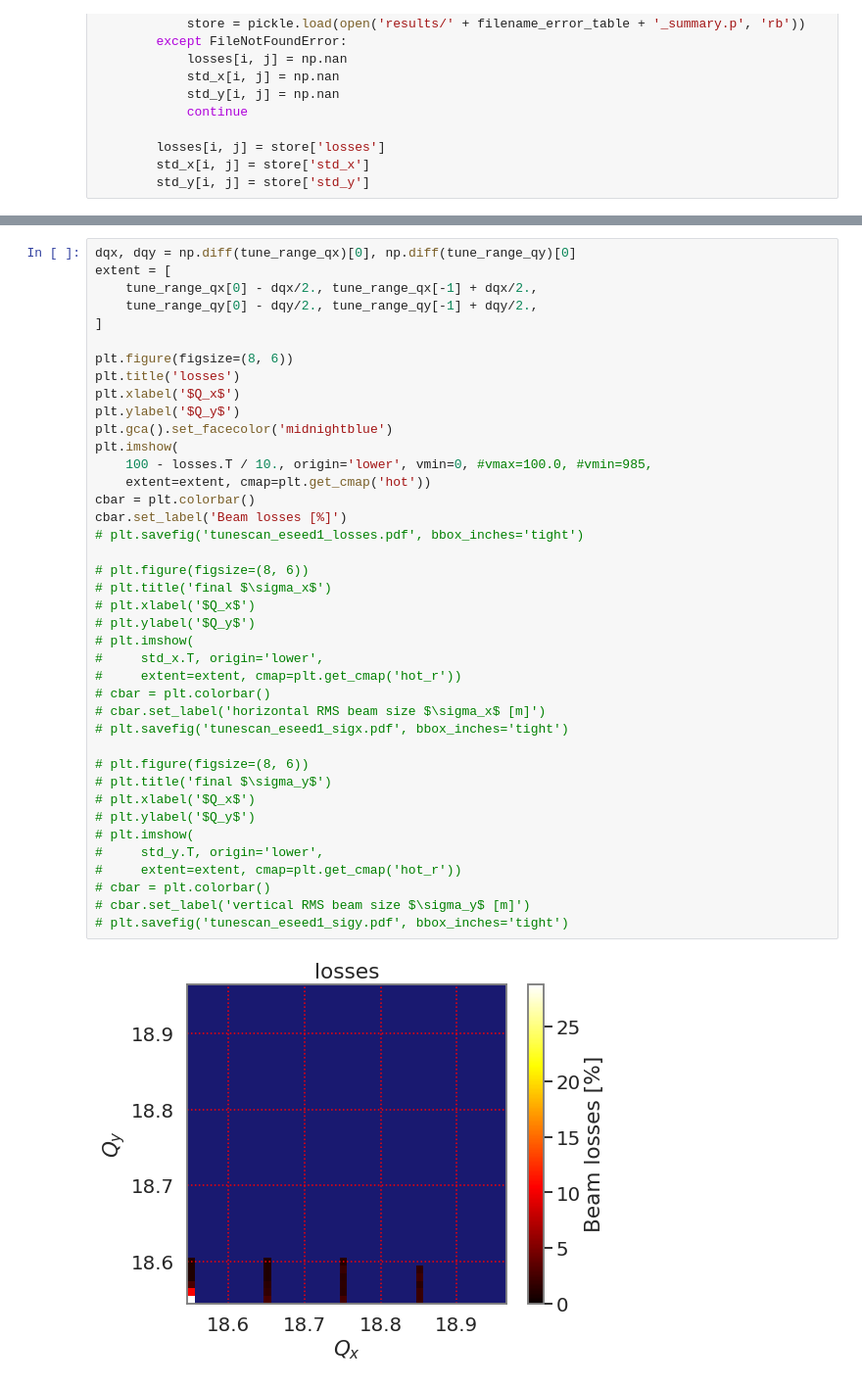
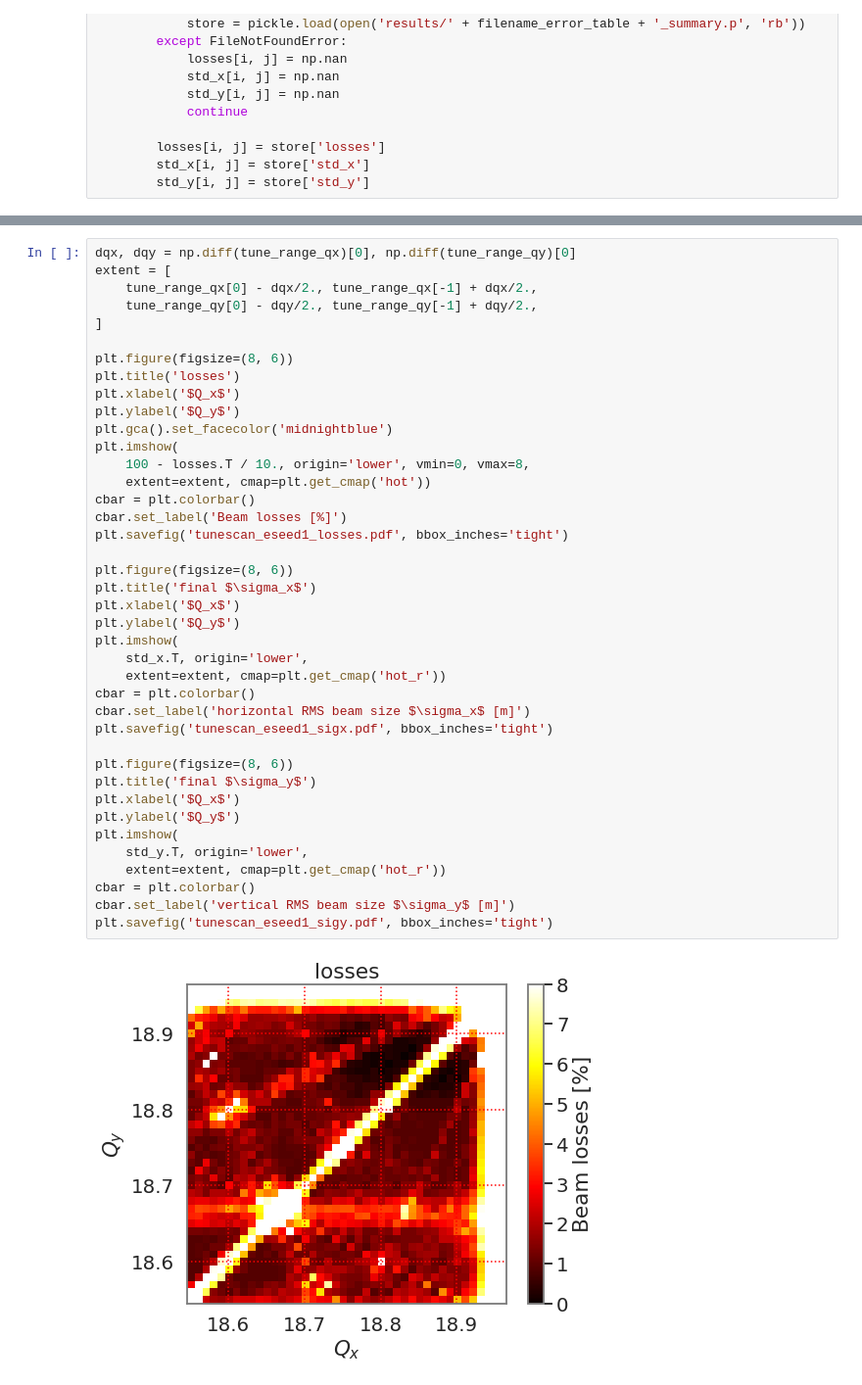
Before and after one commit to aoeftiger/sixtracklib_pyht_playground, a Jupyter notebook: sis100/2019-10-28--fullmodel-noSc-tunescan/evaluation.ipynb, the cells around one changed output, grey strips where cells are left out. Shown at 98% size. Cells and saved outputs as stored; diff of their text form.

```diff
--- a/sis100/2019-10-28--fullmodel-noSc-tunescan/evaluation.ipynb
+++ b/sis100/2019-10-28--fullmodel-noSc-tunescan/evaluation.ipynb
@@ -46,42 +66,42 @@ for i, qx in enumerate(tune_range_qx):
 # %%
 dqx, dqy = np.diff(tune_range_qx)[0], np.diff(tune_range_qy)[0]
 extent = [
     tune_range_qx[0] - dqx/2., tune_range_qx[-1] + dqx/2.,
     tune_range_qy[0] - dqy/2., tune_range_qy[-1] + dqy/2.,
 ]
 
 plt.figure(figsize=(8, 6))
 plt.title('losses')
 plt.xlabel('$Q_x$')
 plt.ylabel('$Q_y$')
 plt.gca().set_facecolor('midnightblue')
 plt.imshow(
-    100 - losses.T / 10., origin='lower', vmin=0, #vmax=100.0, #vmin=985,
+    100 - losses.T / 10., origin='lower', vmin=0, vmax=8,
     extent=extent, cmap=plt.get_cmap('hot'))
 cbar = plt.colorbar()
 cbar.set_label('Beam losses [%]')
-# plt.savefig('tunescan_eseed1_losses.pdf', bbox_inches='tight')
+plt.savefig('tunescan_eseed1_losses.pdf', bbox_inches='tight')
 
-# plt.figure(figsize=(8, 6))
-# plt.title('final $\sigma_x$')
-# plt.xlabel('$Q_x$')
-# plt.ylabel('$Q_y$')
-# plt.imshow(
-#     std_x.T, origin='lower',
-#     extent=extent, cmap=plt.get_cmap('hot_r'))
-# cbar = plt.colorbar()
-# cbar.set_label('horizontal RMS beam size $\sigma_x$ [m]')
-# plt.savefig('tunescan_eseed1_sigx.pdf', bbox_inches='tight')
+plt.figure(figsize=(8, 6))
+plt.title('final $\sigma_x$')
+plt.xlabel('$Q_x$')
+plt.ylabel('$Q_y$')
+plt.imshow(
+    std_x.T, origin='lower',
+    extent=extent, cmap=plt.get_cmap('hot_r'))
+cbar = plt.colorbar()
+cbar.set_label('horizontal RMS beam size $\sigma_x$ [m]')
+plt.savefig('tunescan_eseed1_sigx.pdf', bbox_inches='tight')
 
-# plt.figure(figsize=(8, 6))
-# plt.title('final $\sigma_y$')
-# plt.xlabel('$Q_x$')
-# plt.ylabel('$Q_y$')
-# plt.imshow(
-#     std_y.T, origin='lower',
-#     extent=extent, cmap=plt.get_cmap('hot_r'))
-# cbar = plt.colorbar()
-# cbar.set_label('vertical RMS beam size $\sigma_y$ [m]')
-# plt.savefig('tunescan_eseed1_sigy.pdf', bbox_inches='tight')
+plt.figure(figsize=(8, 6))
+plt.title('final $\sigma_y$')
+plt.xlabel('$Q_x$')
+plt.ylabel('$Q_y$')
+plt.imshow(
+    std_y.T, origin='lower',
+    extent=extent, cmap=plt.get_cmap('hot_r'))
+cbar = plt.colorbar()
+cbar.set_label('vertical RMS beam size $\sigma_y$ [m]')
+plt.savefig('tunescan_eseed1_sigy.pdf', bbox_inches='tight')
 # %% [output]
-[figure, old version]
+[figure, new version]
```
Also changed, not shown: parts of 7 cells of this notebook, 6 other files.
